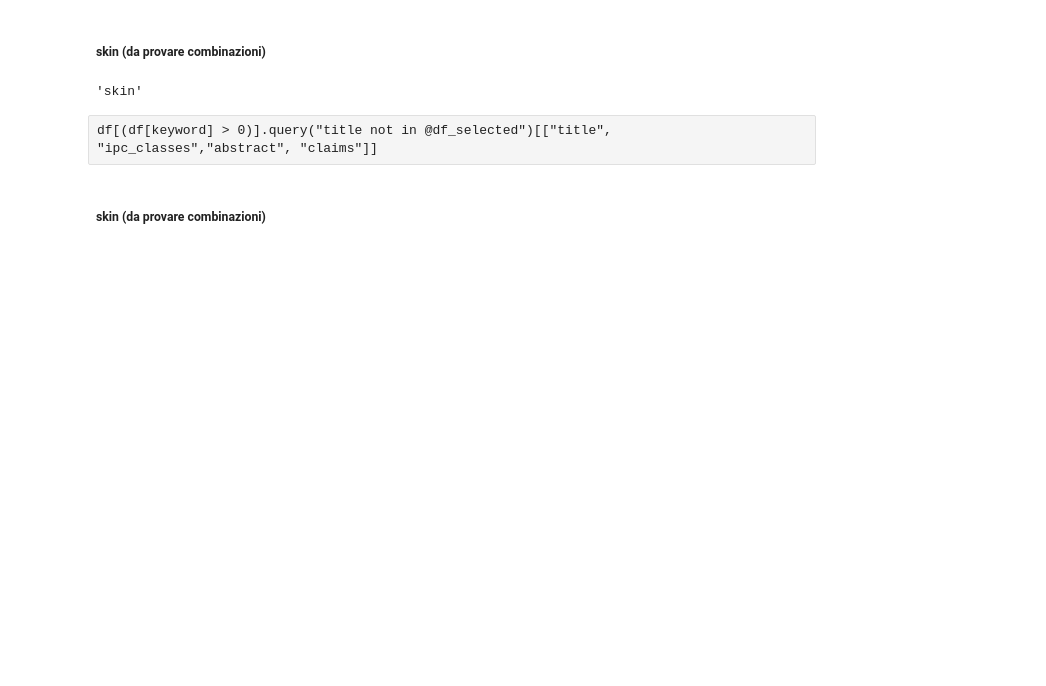
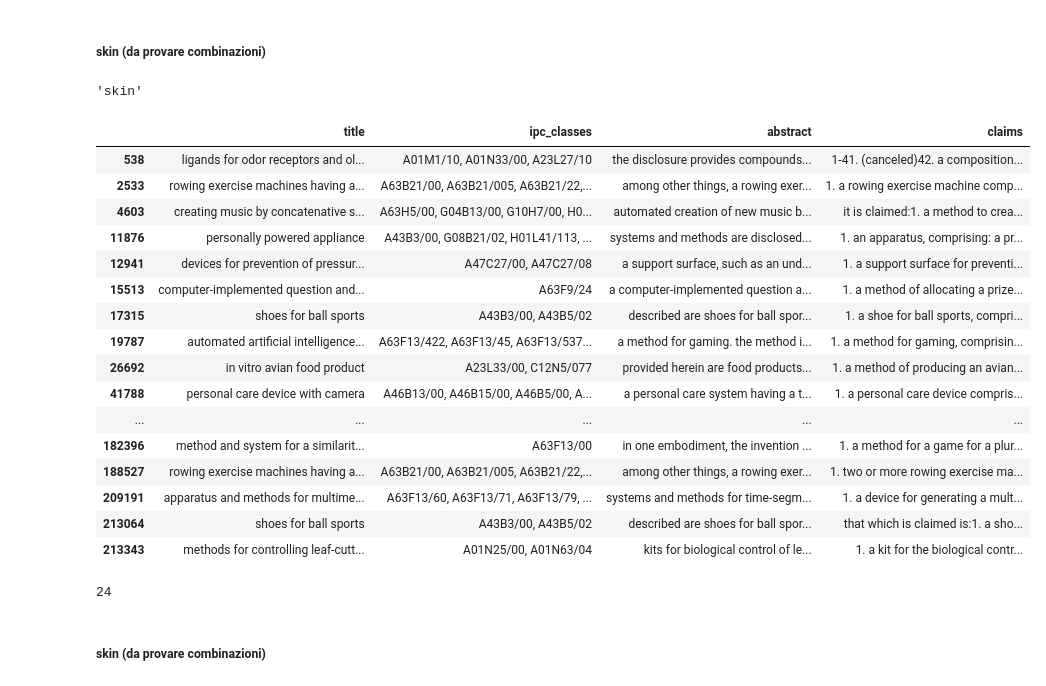
Before and after one commit to cri98li/Strategic-and-Competitive-Inteligence-project-UNIPI, a Jupyter notebook: 2a deadline/Step 5 v3.ipynb, the cells around one changed output. Drawn from its saved outputs; the diff is of its cells as text; code cells hidden in the pictures; blank space fills up the shorter version.

```diff
--- a/2a deadline/Step 5 v3.ipynb
+++ b/2a deadline/Step 5 v3.ipynb
@@ -210,8 +302,39 @@ keyword = keywords_cosmetics[3]
 keyword
 # %% [output]
 'skin'
-# %% [raw]
-df[(df[keyword] > 0)].query("title not in @df_selected")[["title", "ipc_classes","abstract", "claims"]]
+# %%
+df_candidate = df[(df[keyword] > 0)
+                  & (df.ipc_classes.str.count("G06")==0) #Escludo "COMPUTING; CALCULATING; COUNTING"
+                  & (df.ipc_classes.str.count("G01")==0) #Escludo "MEASURING; TESTING"
+                  & (df.ipc_classes.str.count("A61")==0) #MEDICAL OR VETERINARY SCIENCE; HYGIENE
+                  & (df.ipc_classes.str.count("G09")==0) #EDUCATION; CRYPTOGRAPHY; DISPLAY; ADVERTISING; SEALS
+                  & (df.ipc_classes.str.count("(^| )A")>0)
+                 ].query("title not in @df_selected")
+
+df_candidate[["title", "ipc_classes","abstract", "claims"]]
+# %% [output]
+|  | title | ipc_classes | abstract | claims |
+| 538 | ligands for odor receptors and ol... | A01M1/10, A01N33/00, A23L27/10 | the disclosure provides compounds... | 1-41. (canceled)42. a composition... |
+| 2533 | rowing exercise machines having a... | A63B21/00, A63B21/005, A63B21/22,... | among other things, a rowing exer... | 1. a rowing exercise machine comp... |
+| 4603 | creating music by concatenative s... | A63H5/00, G04B13/00, G10H7/00, H0... | automated creation of new music b... | it is claimed:1. a method to crea... |
+| 11876 | personally powered appliance | A43B3/00, G08B21/02, H01L41/113, ... | systems and methods are disclosed... | 1. an apparatus, comprising: a pr... |
+| 12941 | devices for prevention of pressur... | A47C27/00, A47C27/08 | a support surface, such as an und... | 1. a support surface for preventi... |
+| 15513 | computer-implemented question and... | A63F9/24 | a computer-implemented question a... | 1. a method of allocating a prize... |
+| 17315 | shoes for ball sports | A43B3/00, A43B5/02 | described are shoes for ball spor... | 1. a shoe for ball sports, compri... |
+| 19787 | automated artificial intelligence... | A63F13/422, A63F13/45, A63F13/537... | a method for gaming. the method i... | 1. a method for gaming, comprisin... |
+| 26692 | in vitro avian food product | A23L33/00, C12N5/077 | provided herein are food products... | 1. a method of producing an avian... |
+| 41788 | personal care device with camera | A46B13/00, A46B15/00, A46B5/00, A... | a personal care system having a t... | 1. a personal care device compris... |
+| ... | ... | ... | ... | ... |
+| 182396 | method and system for a similarit... | A63F13/00 | in one embodiment, the invention ... | 1. a method for a game for a plur... |
+| 188527 | rowing exercise machines having a... | A63B21/00, A63B21/005, A63B21/22,... | among other things, a rowing exer... | 1. two or more rowing exercise ma... |
+| 209191 | apparatus and methods for multime... | A63F13/60, A63F13/71, A63F13/79, ... | systems and methods for time-segm... | 1. a device for generating a mult... |
+| 213064 | shoes for ball sports | A43B3/00, A43B5/02 | described are shoes for ball spor... | that which is claimed is:1. a sho... |
+| 213343 | methods for controlling leaf-cutt... | A01N25/00, A01N63/04 | kits for biological control of le... | 1. a kit for the biological contr... |
+# %%
+df_selected = pd.concat([df_selected, df[df.title == "personal care device with camera"]])
+len(df_selected)
+# %% [output]
+24
 # %% [markdown]
 ##### skin (da provare combinazioni)
 # %%
```
Also changed, not shown: parts of 36 cells of this notebook.
